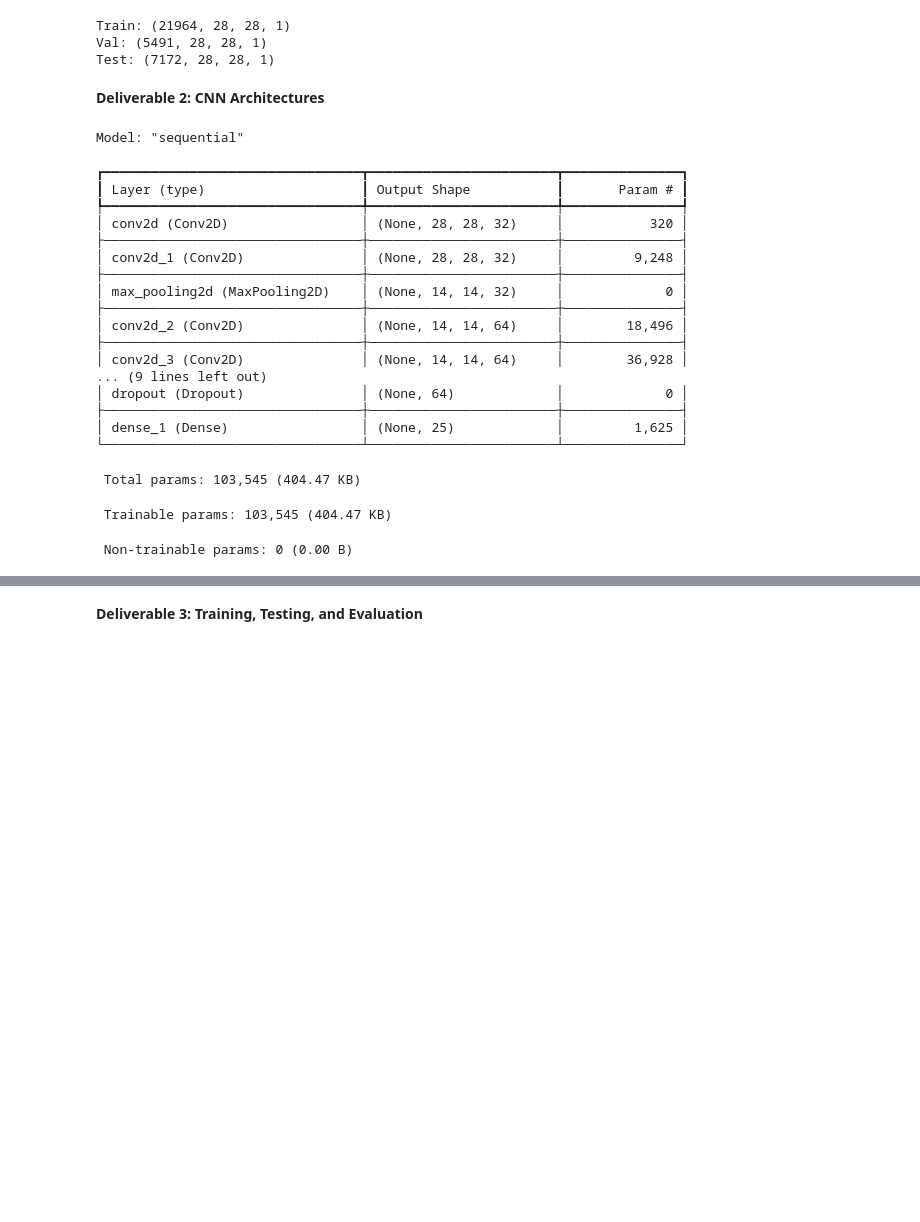
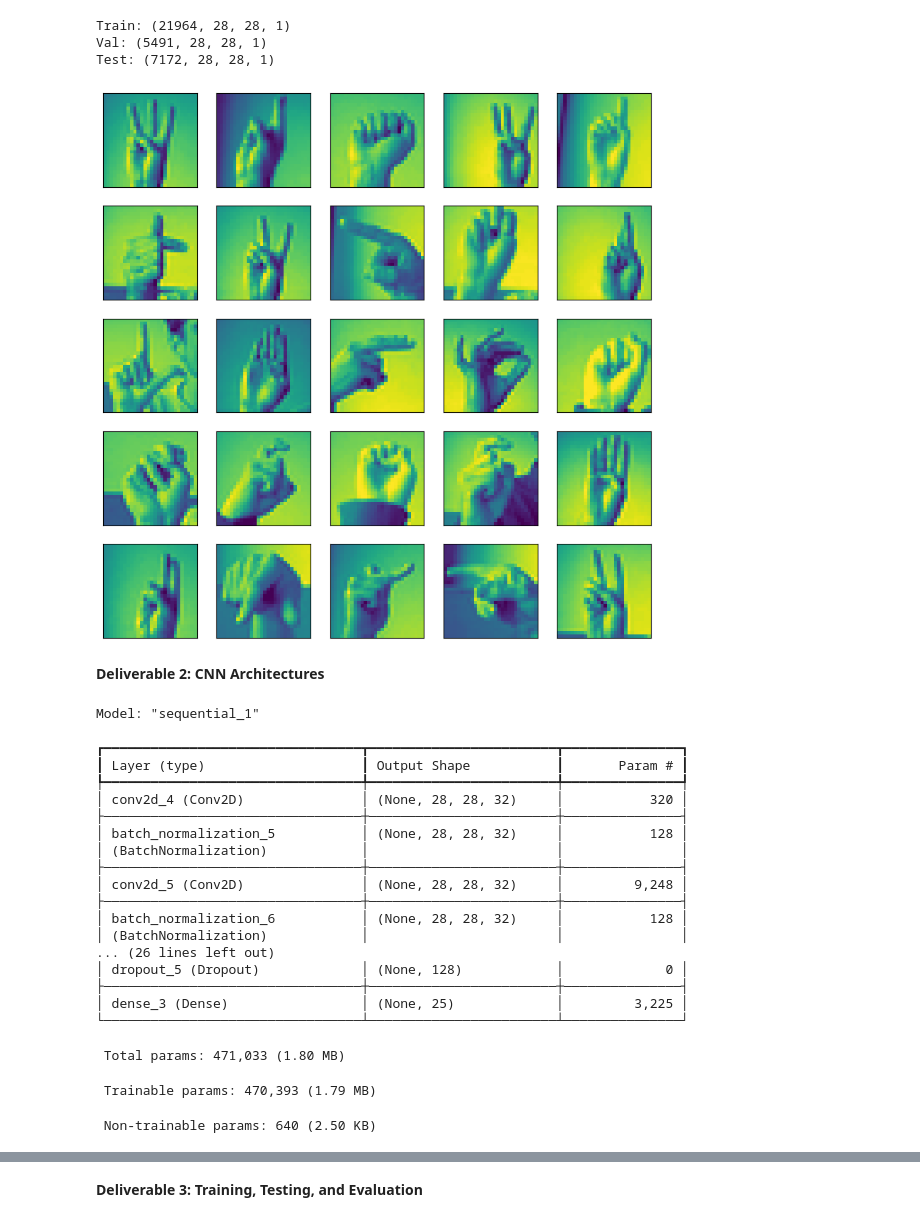
Before and after one commit to fionacampbell3/nlpcv-fiona, a Jupyter notebook: assign.ipynb, the cells around one changed output, grey strips where cells are left out. Cells and saved outputs as stored; diff of their text form; code cells hidden in the pictures; blank space fills up the shorter version.

Commit message:
Updated model + accuracy plot without venv or dataset

```diff
--- a/assign.ipynb
+++ b/assign.ipynb
@@ -81,6 +83,18 @@ print("Test:", x_test.shape)
 Train: (21964, 28, 28, 1)
 Val: (5491, 28, 28, 1)
 Test: (7172, 28, 28, 1)
+# %%
+plt.figure(figsize=(10,10))
+for i in range(25):
+    plt.subplot(5,5,i+1)
+    plt.xticks([])
+    plt.yticks([])
+    plt.grid(False)
+    plt.imshow(np.squeeze(x_train[i,:,:,:]))
+plt.show()
+# view samples of ASL signs
+# %% [output]
+[figure, added]
 # %% [markdown]
 **Deliverable 2: CNN Architectures**
 # %%
@@ -106,16 +120,33 @@ Test: (7172, 28, 28, 1)
 #vggnet model
 model = tf.keras.Sequential(
     [
+        # first block
         tf.keras.Input(shape=input_shape),
         layers.Conv2D(32, kernel_size=(3, 3), activation="relu", padding="same", kernel_regularizer=regularizers.l2(0.0001)),
+        # 3,3 kernel is small enough to capture details of this dataset
+        # padding =same keeps the output at 28,28 size so spatial info isn't lost
+        # relu sets any negative values to zero; nonlinearity
+        #regularization helps overfitting
+        layers.BatchNormalization(),
+        # normalizes output for each batch;stabilizes training
         layers.Conv2D(32, kernel_size=(3, 3), activation="relu", padding="same", kernel_regularizer=regularizers.l2(0.0001)),
+        layers.BatchNormalization(),
         layers.MaxPooling2D(pool_size=(2, 2)),
+        layers.Dropout(0.3),
+
+        # second block
         layers.Conv2D(64, kernel_size=(3, 3), activation="relu", padding="same", kernel_regularizer=regularizers.l2(0.0001)),
+        layers.BatchNormalization(),
         layers.Conv2D(64, kernel_size=(3, 3), activation="relu", padding="same", kernel_regularizer=regularizers.l2(0.0001)),
+        layers.BatchNormalization(),
         layers.MaxPooling2D(pool_size=(2, 2)),
-        layers.MaxPooling2D(pool_size=(2, 2)),
+        layers.Dropout(0.3),
+
+        #decided only to do 2 blocks because dataset isn't very large, so going super deep in layers wouldn't benefit this model
+
         layers.Flatten(),
-        layers.Dense(64, activation="relu", kernel_regularizer=regularizers.l2(0.0001)),
+        layers.Dense(128, activation="relu", kernel_regularizer=regularizers.l2(0.0001)),
+        layers.BatchNormalization(),
         layers.Dropout(0.5),
         layers.Dense(num_classes, activation="softmax"),
 
@@ -123,27 +154,27 @@ model = tf.keras.Sequential(
 )
 model.summary()
 # %% [output]
-Model: "sequential"
+Model: "sequential_1"
 ┏━━━━━━━━━━━━━━━━━━━━━━━━━━━━━━━━━┳━━━━━━━━━━━━━━━━━━━━━━━━┳━━━━━━━━━━━━━━━┓
 ┃ Layer (type)                    ┃ Output Shape           ┃       Param # ┃
 ┡━━━━━━━━━━━━━━━━━━━━━━━━━━━━━━━━━╇━━━━━━━━━━━━━━━━━━━━━━━━╇━━━━━━━━━━━━━━━┩
-│ conv2d (Conv2D)                 │ (None, 28, 28, 32)     │           320 │
+│ conv2d_4 (Conv2D)               │ (None, 28, 28, 32)     │           320 │
 ├─────────────────────────────────┼────────────────────────┼───────────────┤
-│ conv2d_1 (Conv2D)               │ (None, 28, 28, 32)     │         9,248 │
+│ batch_normalization_5           │ (None, 28, 28, 32)     │           128 │
+│ (BatchNormalization)            │                        │               │
 ├─────────────────────────────────┼────────────────────────┼───────────────┤
-│ max_pooling2d (MaxPooling2D)    │ (None, 14, 14, 32)     │             0 │
+│ conv2d_5 (Conv2D)               │ (None, 28, 28, 32)     │         9,248 │
 ├─────────────────────────────────┼────────────────────────┼───────────────┤
-│ conv2d_2 (Conv2D)               │ (None, 14, 14, 64)     │        18,496 │
+│ batch_normalization_6           │ (None, 28, 28, 32)     │           128 │
+│ (BatchNormalization)            │                        │               │
+... (26 lines left out)
+│ dropout_5 (Dropout)             │ (None, 128)            │             0 │
 ├─────────────────────────────────┼────────────────────────┼───────────────┤
-│ conv2d_3 (Conv2D)               │ (None, 14, 14, 64)     │        36,928 │
-... (9 lines left out)
-│ dropout (Dropout)               │ (None, 64)             │             0 │
-├─────────────────────────────────┼────────────────────────┼───────────────┤
-│ dense_1 (Dense)                 │ (None, 25)             │         1,625 │
+│ dense_3 (Dense)                 │ (None, 25)             │         3,225 │
 └─────────────────────────────────┴────────────────────────┴───────────────┘
- Total params: 103,545 (404.47 KB)
+ Total params: 471,033 (1.80 MB)
- Trainable params: 103,545 (404.47 KB)
+ Trainable params: 470,393 (1.79 MB)
- Non-trainable params: 0 (0.00 B)
+ Non-trainable params: 640 (2.50 KB)
 # %%
 from keras.optimizers import Adam
 
```
Also changed, not shown: parts of 10 cells of this notebook, 1 other file.
